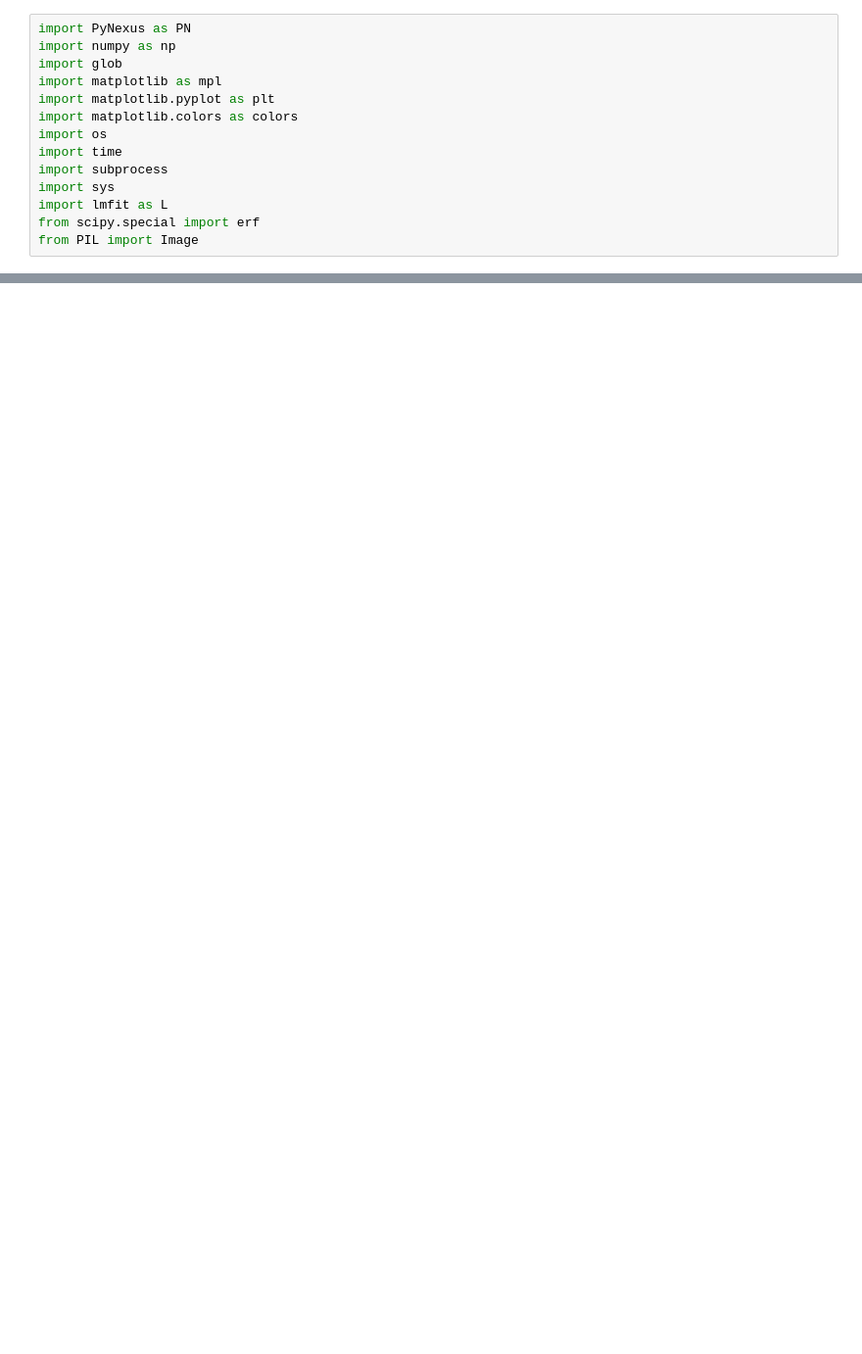
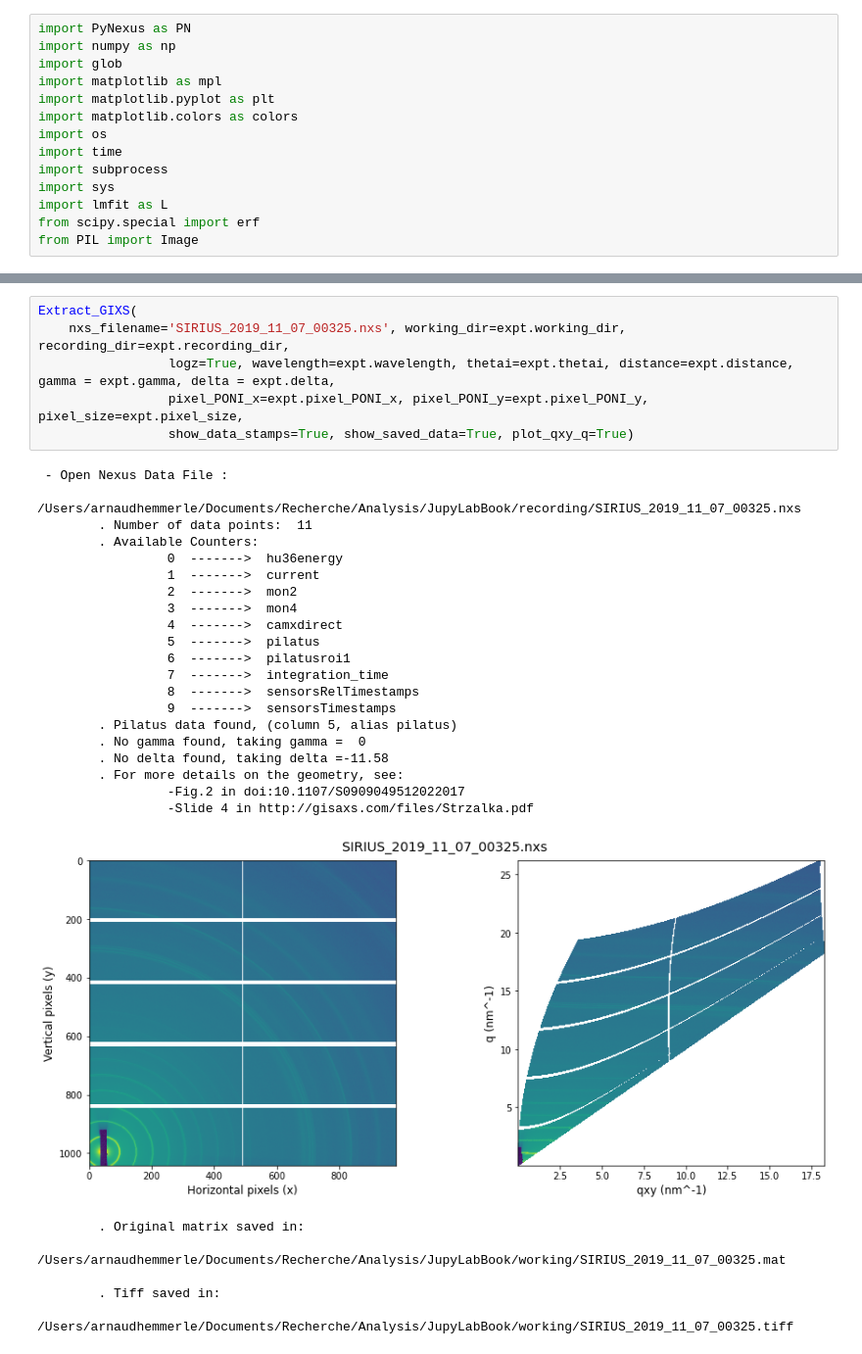
Before and after one commit to ArnaudHemmerle/JupyLabBook, a Jupyter notebook: JupyLabBook.ipynb, the cells around one changed output, grey strips where cells are left out. Shown at 98% size. Cells and saved outputs as stored; diff of their text form; blank space fills up the shorter version.

```diff
--- a/JupyLabBook.ipynb
+++ b/JupyLabBook.ipynb
@@ -325,0 +526,33 @@ Extract_GIXS(
+# %%
+Extract_GIXS(
+    nxs_filename='SIRIUS_2019_11_07_00325.nxs', working_dir=expt.working_dir, recording_dir=expt.recording_dir,
+                 logz=True, wavelength=expt.wavelength, thetai=expt.thetai, distance=expt.distance, gamma = expt.gamma, delta = expt.delta,
+                 pixel_PONI_x=expt.pixel_PONI_x, pixel_PONI_y=expt.pixel_PONI_y, pixel_size=expt.pixel_size,
+                 show_data_stamps=True, show_saved_data=True, plot_qxy_q=True)
+# %% [output]
+ - Open Nexus Data File :
+        /Users/arnaudhemmerle/Documents/Recherche/Analysis/JupyLabBook/recording/SIRIUS_2019_11_07_00325.nxs
+        . Number of data points:  11
+        . Available Counters:
+                 0  ------->  hu36energy
+                 1  ------->  current
+                 2  ------->  mon2
+                 3  ------->  mon4
+                 4  ------->  camxdirect
+                 5  ------->  pilatus
+                 6  ------->  pilatusroi1
+                 7  ------->  integration_time
+                 8  ------->  sensorsRelTimestamps
+                 9  ------->  sensorsTimestamps
+        . Pilatus data found, (column 5, alias pilatus)
+        . No gamma found, taking gamma =  0
+        . No delta found, taking delta =-11.58
+        . For more details on the geometry, see:
+                 -Fig.2 in doi:10.1107/S0909049512022017
+                 -Slide 4 in http://gisaxs.com/files/Strzalka.pdf
+[figure, added]
+        . Original matrix saved in:
+                 /Users/arnaudhemmerle/Documents/Recherche/Analysis/JupyLabBook/working/SIRIUS_2019_11_07_00325.mat
+
+        . Tiff saved in:
+                 /Users/arnaudhemmerle/Documents/Recherche/Analysis/JupyLabBook/working/SIRIUS_2019_11_07_00325.tiff
```
Also changed, not shown: parts of 10 cells of this notebook, 1 other file.
